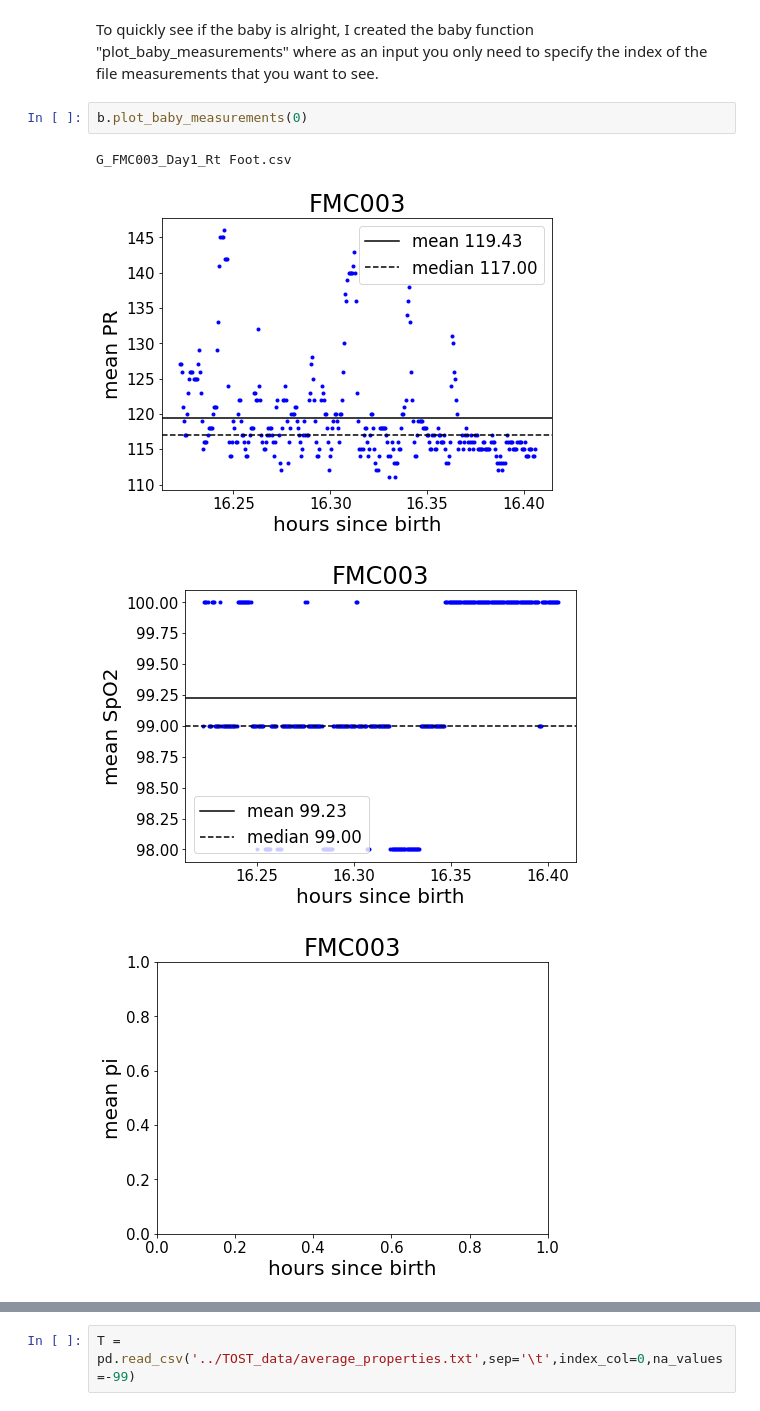
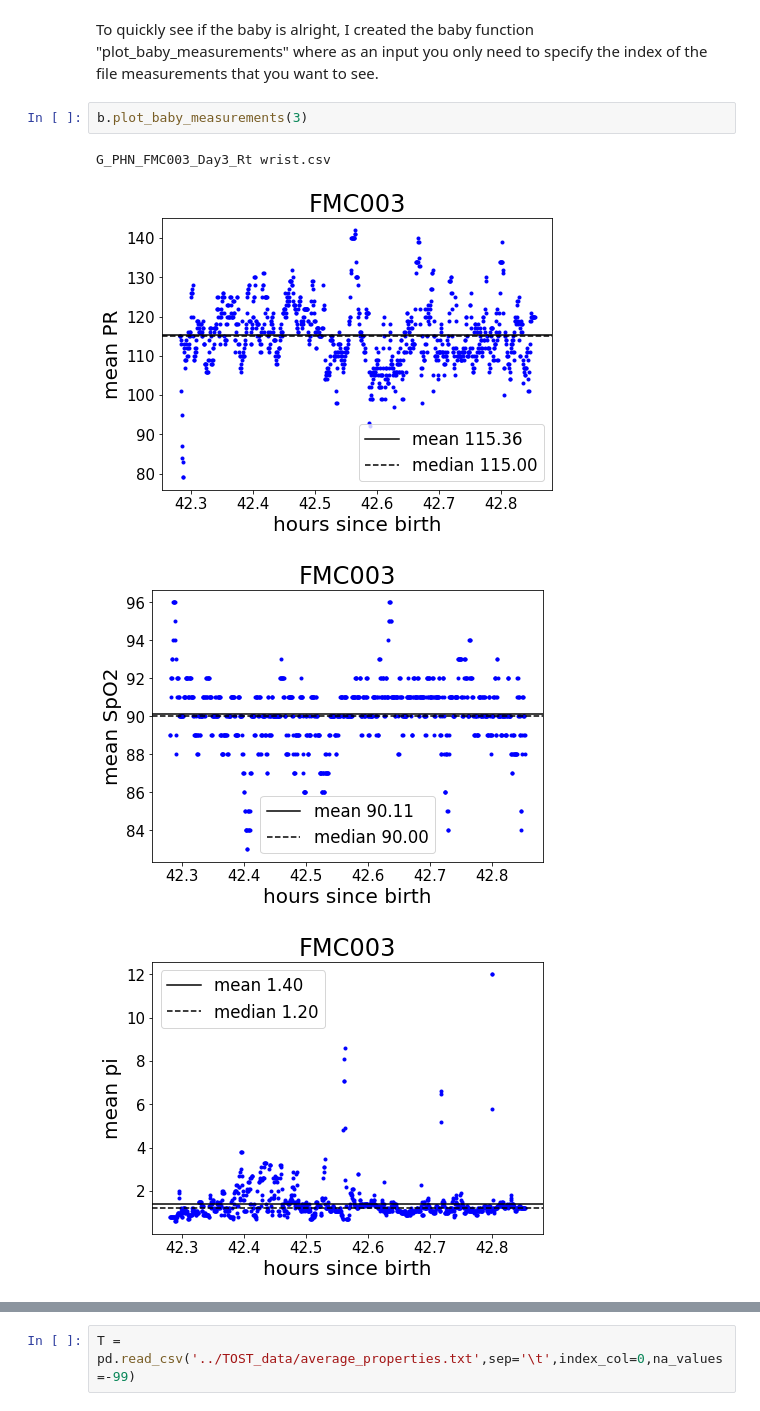
Before and after one commit to shisteve/NHS, a Jupyter notebook: 022_example_Steve.ipynb, the cells around one changed output, grey strips where cells are left out. Cells and saved outputs as stored; diff of their text form.

```diff
--- a/022_example_Steve.ipynb
+++ b/022_example_Steve.ipynb
@@ -71,11 +74,11 @@ plt.show()
 # %% [markdown]
 To quickly see if the baby is alright, I created the baby function "plot_baby_measurements" where as an input you only need to specify the index of the file measurements that you want to see.
 # %%
-b.plot_baby_measurements(0)
+b.plot_baby_measurements(3)
 # %% [output]
-G_FMC003_Day1_Rt Foot.csv
+G_PHN_FMC003_Day3_Rt wrist.csv
-[figure, old version]
+[figure, new version]
-[figure, old version]
+[figure, new version]
-[figure, old version]
+[figure, new version]
 # %% [markdown]
 # Global txt files
```
Also changed, not shown: parts of 7 cells of this notebook.
